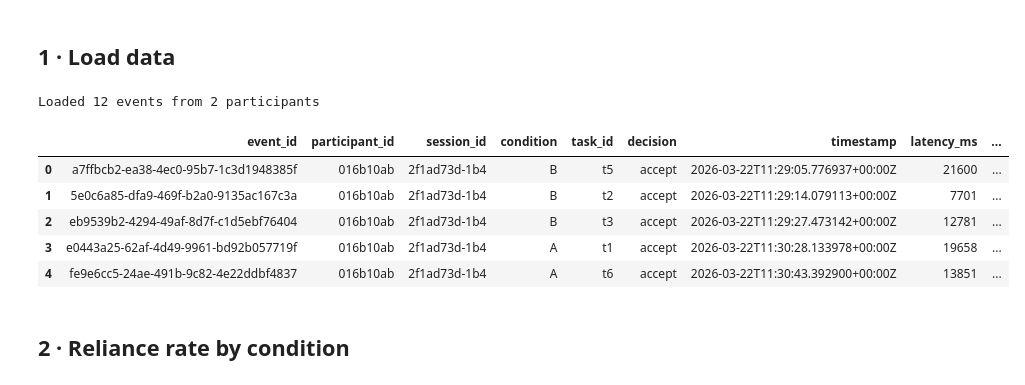
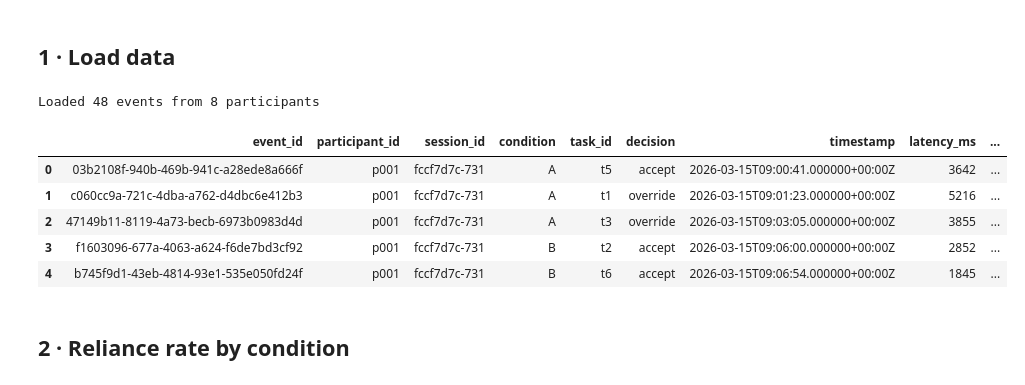
Before and after one commit to Pree46/issr-trust-attribution-system, a Jupyter notebook: analysis/trust_analysis.ipynb, the cells around one changed output. Drawn from its saved outputs; the diff is of its cells as text; code cells hidden in the pictures.

```diff
--- a/analysis/trust_analysis.ipynb
+++ b/analysis/trust_analysis.ipynb
@@ -48,20 +48,21 @@ LABELS = {'A': 'System 7 (Neutral)', 'B': 'Alex (Humanlike)'}
 # %% [markdown]
 ## 1 · Load data
 # %%
-with open('../backend/data.json') as f:
+
+with open('sample_output.json') as f:
     events = json.load(f)
 
 df = pd.DataFrame(events)
 print(f'Loaded {len(df)} events from {df["participant_id"].nunique()} participants')
 df.head()
 # %% [output]
-Loaded 12 events from 2 participants
+Loaded 48 events from 8 participants
 |  | event_id | participant_id | session_id | condition | task_id | decision | timestamp | latency_ms | ... |
-| 0 | a7ffbcb2-ea38-4ec0-95b7-1c3d1948385f | 016b10ab | 2f1ad73d-1b4 | B | t5 | accept | 2026-03-22T11:29:05.776937+00:00Z | 21600 | ... |
-| 1 | 5e0c6a85-dfa9-469f-b2a0-9135ac167c3a | 016b10ab | 2f1ad73d-1b4 | B | t2 | accept | 2026-03-22T11:29:14.079113+00:00Z | 7701 | ... |
-| 2 | eb9539b2-4294-49af-8d7f-c1d5ebf76404 | 016b10ab | 2f1ad73d-1b4 | B | t3 | accept | 2026-03-22T11:29:27.473142+00:00Z | 12781 | ... |
-| 3 | e0443a25-62af-4d49-9961-bd92b057719f | 016b10ab | 2f1ad73d-1b4 | A | t1 | accept | 2026-03-22T11:30:28.133978+00:00Z | 19658 | ... |
-| 4 | fe9e6cc5-24ae-491b-9c82-4e22ddbf4837 | 016b10ab | 2f1ad73d-1b4 | A | t6 | accept | 2026-03-22T11:30:43.392900+00:00Z | 13851 | ... |
+| 0 | 03b2108f-940b-469b-941c-a28ede8a666f | p001 | fccf7d7c-731 | A | t5 | accept | 2026-03-15T09:00:41.000000+00:00Z | 3642 | ... |
+| 1 | c060cc9a-721c-4dba-a762-d4dbc6e412b3 | p001 | fccf7d7c-731 | A | t1 | override | 2026-03-15T09:01:23.000000+00:00Z | 5216 | ... |
+| 2 | 47149b11-8119-4a73-becb-6973b0983d4d | p001 | fccf7d7c-731 | A | t3 | override | 2026-03-15T09:03:05.000000+00:00Z | 3855 | ... |
+| 3 | f1603096-677a-4063-a624-f6de7bd3cf92 | p001 | fccf7d7c-731 | B | t2 | accept | 2026-03-15T09:06:00.000000+00:00Z | 2852 | ... |
+| 4 | b745f9d1-43eb-4814-93e1-535e050fd24f | p001 | fccf7d7c-731 | B | t6 | accept | 2026-03-15T09:06:54.000000+00:00Z | 1845 | ... |
 # %% [markdown]
 ## 2 · Reliance rate by condition
 # %%
```
Also changed, not shown: parts of 6 cells of this notebook, 3 other files.
